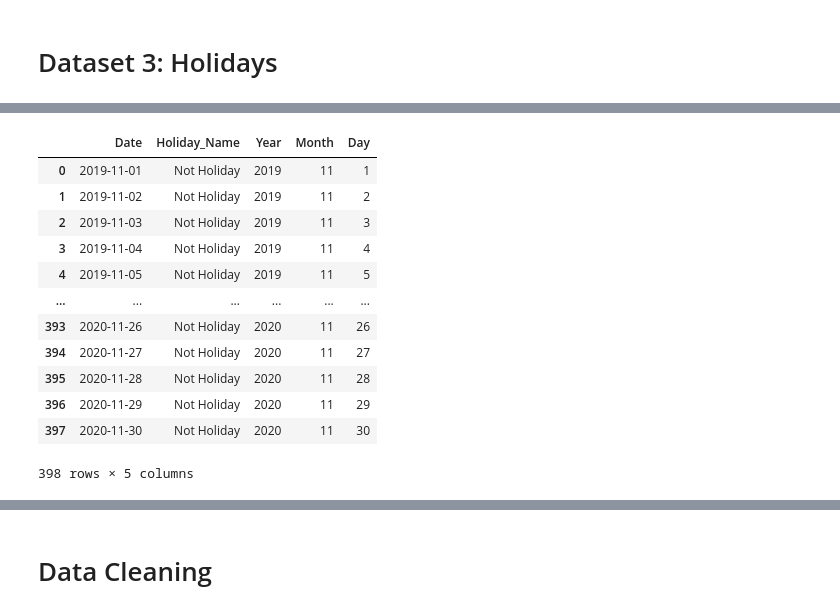
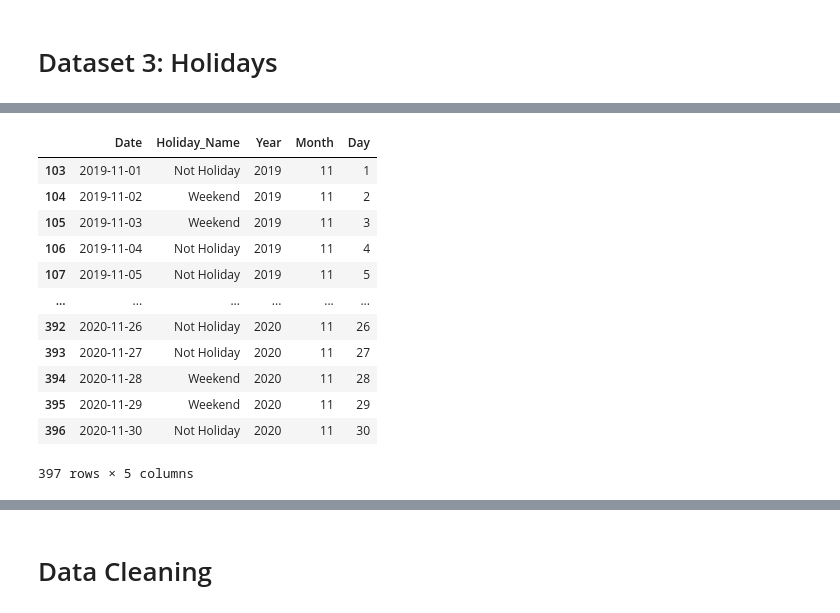
Before and after one commit to pranavshivk97/Divvy-Bike-Demand-Estimator, a Jupyter notebook: processing.ipynb, the cells around one changed output, grey strips where cells are left out. Cells and saved outputs as stored; diff of their text form; code cells hidden in the pictures.

```diff
--- a/processing.ipynb
+++ b/processing.ipynb
@@ -166,0 +488,4 @@ hols
+# %%
+dates.Date = pd.to_datetime(dates.Date)
+dates['Official Name']=np.where(dates.Date.dt.weekday > 4 , 'Weekend', 'Not Holiday')
+dates
@@ -166,0 +506,6 @@ hols
+# %%
+hols.Date = pd.to_datetime(hols.Date)
+dates.Date = pd.to_datetime(dates.Date)
+hol = hols.merge(dates, how='outer', on=['Date'])
+hol.sort_values(by='Date', inplace=True)
+hol
@@ -166,0 +526,6 @@ hols
+# %%
+hol['Holiday_Name']=hol['Official Name'].fillna(hol['Name'])
+# %%
+hol.drop('Official Name', axis=1, inplace=True)
+hol.drop('Name', axis=1, inplace=True)
+hol[hol['Date']=='2020-7-3']
@@ -167,20 +553,19 @@ hols
 # %%
-hols.Date = pd.to_datetime(hols.Date)
-hols['Year'] = hols.Date.dt.year
-hols['Month'] = hols.Date.dt.month
-hols['Day'] = hols.Date.dt.day
-hols
+hol['Year'] = hol.Date.dt.year
+hol['Month'] = hol.Date.dt.month
+hol['Day'] = hol.Date.dt.day
+hol
 # %% [output]
 |  | Date | Holiday_Name | Year | Month | Day |
-| 0 | 2019-11-01 | Not Holiday | 2019 | 11 | 1 |
-| 1 | 2019-11-02 | Not Holiday | 2019 | 11 | 2 |
-| 2 | 2019-11-03 | Not Holiday | 2019 | 11 | 3 |
-| 3 | 2019-11-04 | Not Holiday | 2019 | 11 | 4 |
-| 4 | 2019-11-05 | Not Holiday | 2019 | 11 | 5 |
+| 103 | 2019-11-01 | Not Holiday | 2019 | 11 | 1 |
+| 104 | 2019-11-02 | Weekend | 2019 | 11 | 2 |
+| 105 | 2019-11-03 | Weekend | 2019 | 11 | 3 |
+| 106 | 2019-11-04 | Not Holiday | 2019 | 11 | 4 |
+| 107 | 2019-11-05 | Not Holiday | 2019 | 11 | 5 |
 | ... | ... | ... | ... | ... | ... |
-| 393 | 2020-11-26 | Not Holiday | 2020 | 11 | 26 |
-| 394 | 2020-11-27 | Not Holiday | 2020 | 11 | 27 |
-| 395 | 2020-11-28 | Not Holiday | 2020 | 11 | 28 |
-| 396 | 2020-11-29 | Not Holiday | 2020 | 11 | 29 |
-| 397 | 2020-11-30 | Not Holiday | 2020 | 11 | 30 |
+| 392 | 2020-11-26 | Not Holiday | 2020 | 11 | 26 |
+| 393 | 2020-11-27 | Not Holiday | 2020 | 11 | 27 |
+| 394 | 2020-11-28 | Weekend | 2020 | 11 | 28 |
+| 395 | 2020-11-29 | Weekend | 2020 | 11 | 29 |
+| 396 | 2020-11-30 | Not Holiday | 2020 | 11 | 30 |
-398 rows × 5 columns
+397 rows × 5 columns
```
Also changed, not shown: parts of 51 cells of this notebook.
